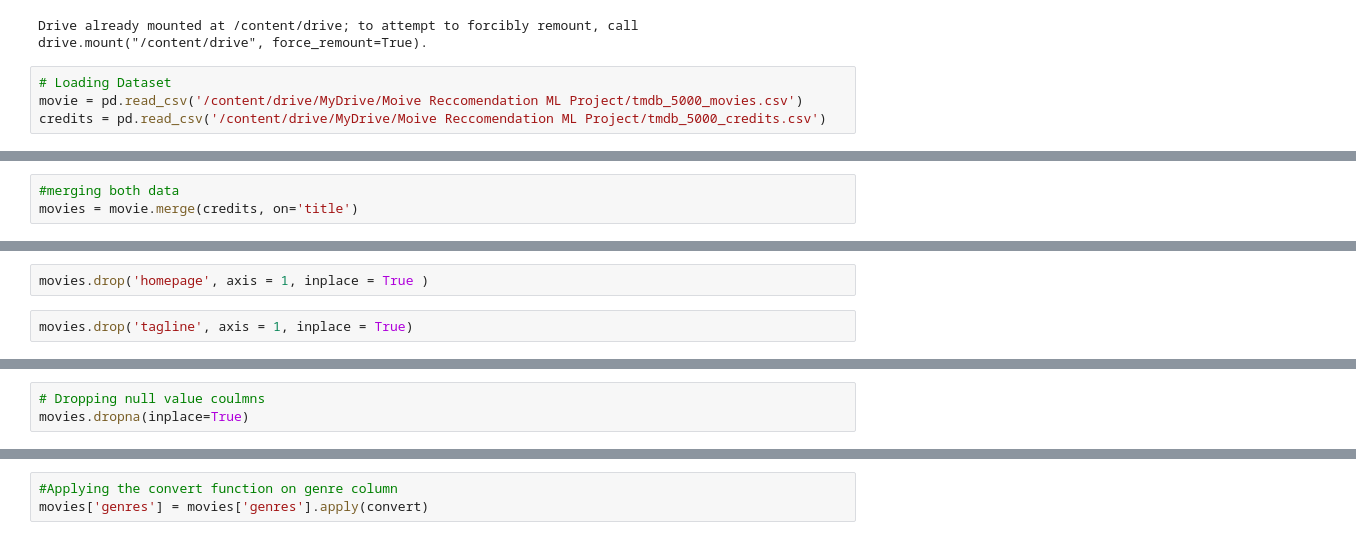
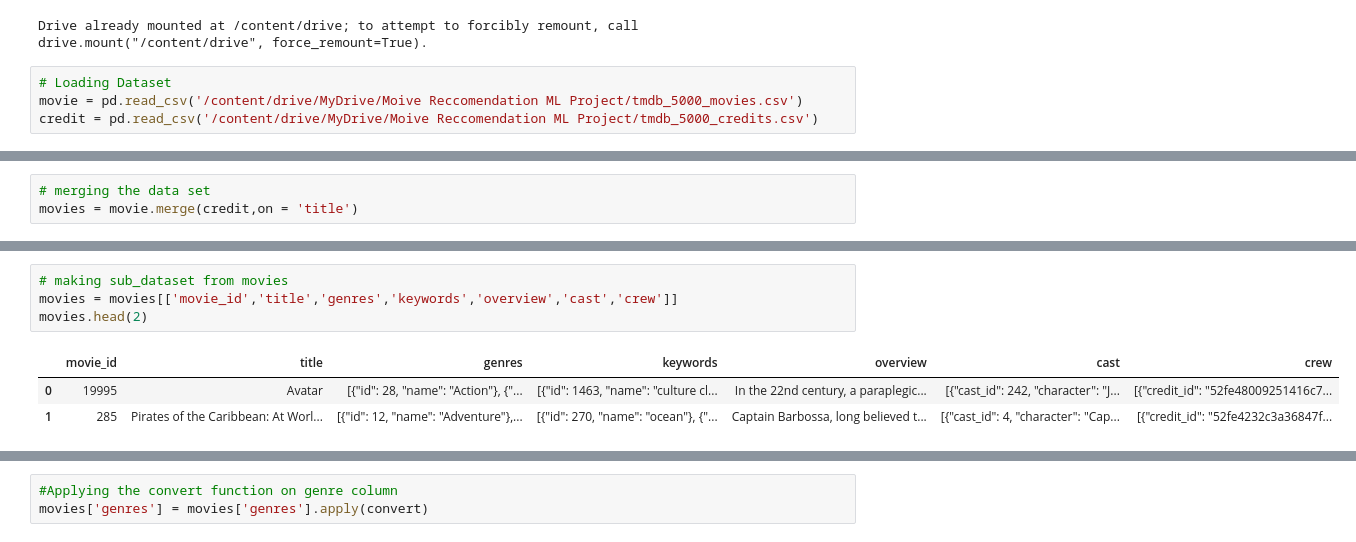
Before and after one commit to CodesByVishal/Movie-Reccomendation-System-ML-Project, a Jupyter notebook: Movie_Reccomendation_System_ML_Project.ipynb, the cells around one changed output, grey strips where cells are left out. Cells and saved outputs as stored; diff of their text form.

```diff
--- a/Movie_Reccomendation_System_ML_Project.ipynb
+++ b/Movie_Reccomendation_System_ML_Project.ipynb
@@ -33,4 +29,4 @@ Drive already mounted at /content/drive; to attempt to forcibly remount, call dr
 # %%
 # Loading Dataset
 movie = pd.read_csv('/content/drive/MyDrive/Moive Reccomendation ML Project/tmdb_5000_movies.csv')
-credits = pd.read_csv('/content/drive/MyDrive/Moive Reccomendation ML Project/tmdb_5000_credits.csv')
+credit = pd.read_csv('/content/drive/MyDrive/Moive Reccomendation ML Project/tmdb_5000_credits.csv')
@@ -54,3 +48,3 @@ credits.head(5)
 # %%
-#merging both data
-movies = movie.merge(credits, on='title')
+# merging the data set
+movies = movie.merge(credit,on = 'title')
@@ -112,4 +76,0 @@ Name: homepage, dtype: object
-# %%
-movies.drop('homepage', axis = 1, inplace = True )
-# %%
-movies.drop('tagline', axis = 1, inplace = True)
@@ -125,3 +77,8 @@ Index(['budget', 'genres', 'id', 'keywords', 'original_language',
-# %%
-# Dropping null value coulmns
-movies.dropna(inplace=True)
+# %%
+# making sub_dataset from movies
+movies = movies[['movie_id','title','genres','keywords','overview','cast','crew']]
+movies.head(2)
+# %% [output]
+|  | movie_id | title | genres | keywords | overview | cast | crew |
+| 0 | 19995 | Avatar | [{"id": 28, "name": "Action"}, {"... | [{"id": 1463, "name": "culture cl... | In the 22nd century, a paraplegic... | [{"cast_id": 242, "character": "J... | [{"credit_id": "52fe48009251416c7... |
+| 1 | 285 | Pirates of the Caribbean: At Worl... | [{"id": 12, "name": "Adventure"},... | [{"id": 270, "name": "ocean"}, {"... | Captain Barbossa, long believed t... | [{"cast_id": 4, "character": "Cap... | [{"credit_id": "52fe4232c3a36847f... |
```
Also changed, not shown: parts of 94 cells of this notebook.
